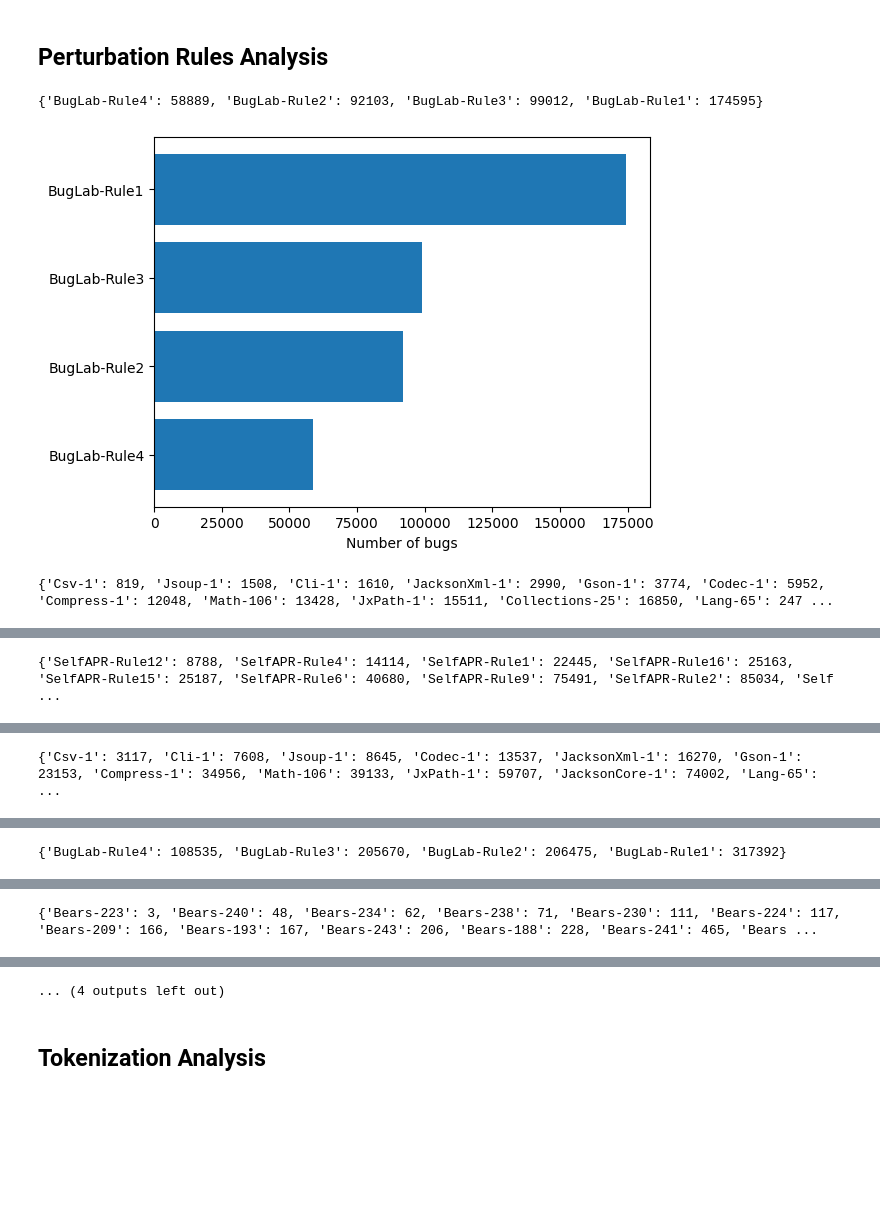
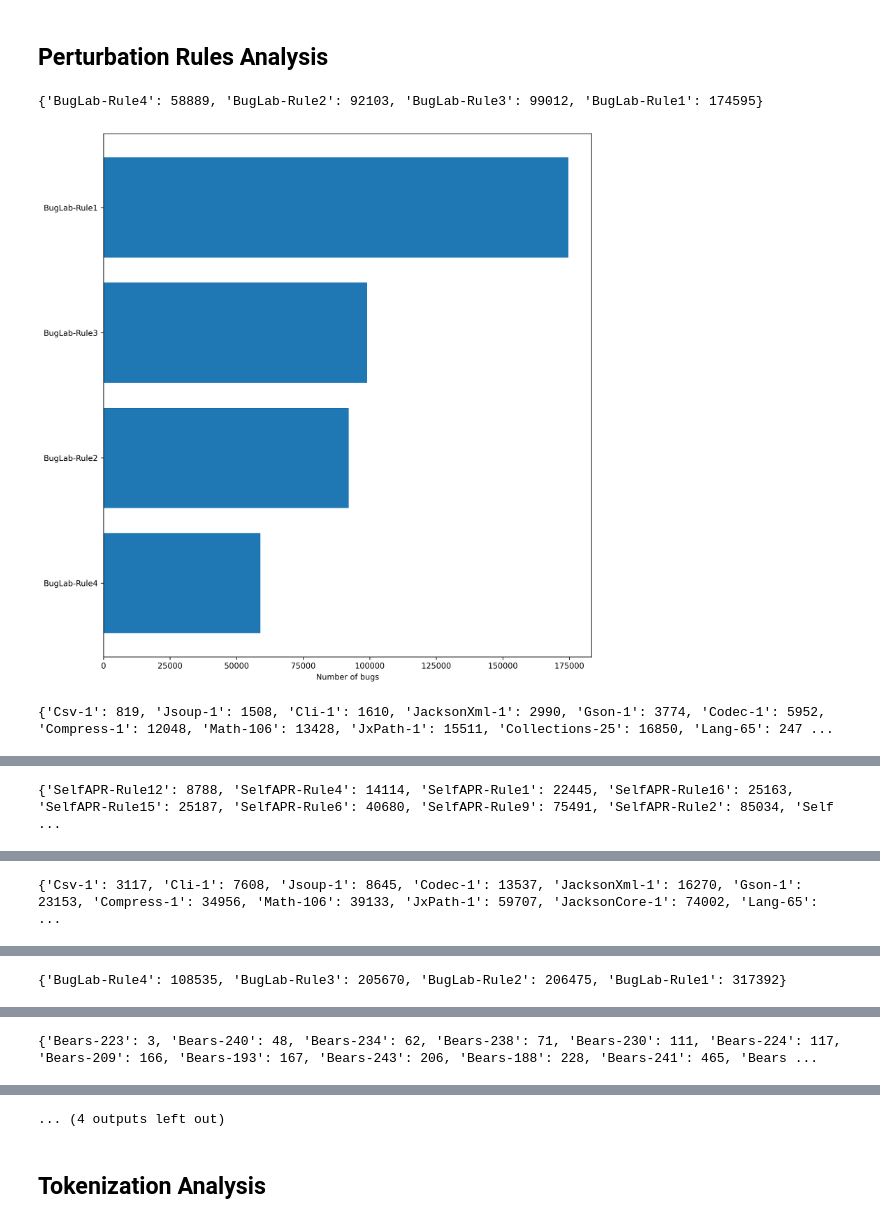
Before and after one commit to andre15silva/mufin, a Jupyter notebook: dataset_analysis.ipynb, the cells around one changed output, grey strips where cells are left out. Drawn from its saved outputs; the diff is of its cells as text; code cells hidden in the pictures; blank space fills up the shorter version.

Commit message:
update results

```diff
--- a/dataset_analysis.ipynb
+++ b/dataset_analysis.ipynb
@@ -6,10 +6,10 @@ from datasets import load_dataset, load_metric
 datasets = []
 
 dataset = load_dataset("json", data_files="/mnt/data/andre/mscthesis/perturbations_buglab/generated_defects4j_buglab/*.json", field="bugs")
-datasets.append({"dataset" : dataset , "orig_dataset" : "Defects4J V2.0" , "perturbation_model" : "BugLab"})
+datasets.append({"dataset" : dataset , "orig_dataset" : "Defects4J v2.0" , "perturbation_model" : "BugLab"})
 
 dataset = load_dataset("json", data_files="/mnt/data/andre/mscthesis/perturbations_selfapr/generated_defects4j_selfapr/*.json", field="bugs")
-datasets.append({"dataset" : dataset , "orig_dataset" : "Defects4J V2.0" , "perturbation_model" : "SelfAPR"})
+datasets.append({"dataset" : dataset , "orig_dataset" : "Defects4J v2.0" , "perturbation_model" : "SelfAPR"})
 
 dataset = load_dataset("json", data_files="/mnt/data/andre/mscthesis/perturbations_buglab/generated_bears_buglab/*.json", field="bugs")
 datasets.append({"dataset" : dataset , "orig_dataset" : "Bears" , "perturbation_model" : "BugLab"})
@@ -48,6 +77,7 @@ Reusing dataset json (/home/andre/.cache/huggingface/datasets/json/default-d6a69
 ## Perturbation Rules Analysis
 # %%
 import matplotlib.pyplot as plt
+from matplotlib.pyplot import figure
 
 rule_to_rule = {'[BugLab_Argument_Swapping]': "BugLab-Rule2",
                 '[BugLab_Wrong_Literal]': "BugLab-Rule4",
@@ -77,34 +107,38 @@ for dataset in datasets:
     # Compute frequencies
     for example in dataset["dataset"]["train"]:
         rule = rule_to_rule[example["perturb_rule"]]
         if rule in rule_frequency:
             rule_frequency[rule] += 1
         else:
             rule_frequency[rule] = 1
 
         project = "-".join(example["identifier"].split("-", 2)[:2])
         if project in project_frequency:
             project_frequency[project] += 1
         else:
             project_frequency[project] = 1
 
     # Sort by aboslute frequency
     rule_frequency = dict(sorted(rule_frequency.items(), key=lambda item: item[1]))
     project_frequency = dict(sorted(project_frequency.items(), key=lambda item: item[1]))
 
     # Plot
     print(rule_frequency)
+    figure(figsize=(10, 10), dpi=300)
     plt.barh(list(rule_frequency.keys()), list(rule_frequency.values()))
     plt.xlabel("Number of bugs")
-    plt.savefig("results/data_collection/%s_%s_rule_freq.svg" % (dataset["orig_dataset"].lower(), dataset["perturbation_model"].lower()))
+    plt.tight_layout()
+    plt.savefig("results/data_collection/%s_%s_rule_freq.pdf" % (dataset["orig_dataset"].lower(), dataset["perturbation_model"].lower()))
     plt.show()
 
     print(project_frequency)
+    figure(figsize=(10, 10), dpi=300)
     plt.barh(list(project_frequency.keys()), list(project_frequency.values()))
     plt.xlabel("Number of bugs")
-    plt.savefig("results/data_collection/%s_%s_project_freq.svg" % (dataset["orig_dataset"].lower(), dataset["perturbation_model"].lower()))
+    plt.tight_layout()
+    plt.savefig("results/data_collection/%s_%s_project_freq.pdf" % (dataset["orig_dataset"].lower(), dataset["perturbation_model"].lower()))
     plt.show()
 # %% [output]
 {'BugLab-Rule4': 58889, 'BugLab-Rule2': 92103, 'BugLab-Rule3': 99012, 'BugLab-Rule1': 174595}
-[figure, old version]
+[figure, new version]
 {'Csv-1': 819, 'Jsoup-1': 1508, 'Cli-1': 1610, 'JacksonXml-1': 2990, 'Gson-1': 3774, 'Codec-1': 5952, 'Compress-1': 12048, 'Math-106': 13428, 'JxPath-1': 15511, 'Collections-25': 16850, 'Lang-65': 247 ...
```
Also changed, not shown: parts of 4 cells of this notebook, 9 other files.
